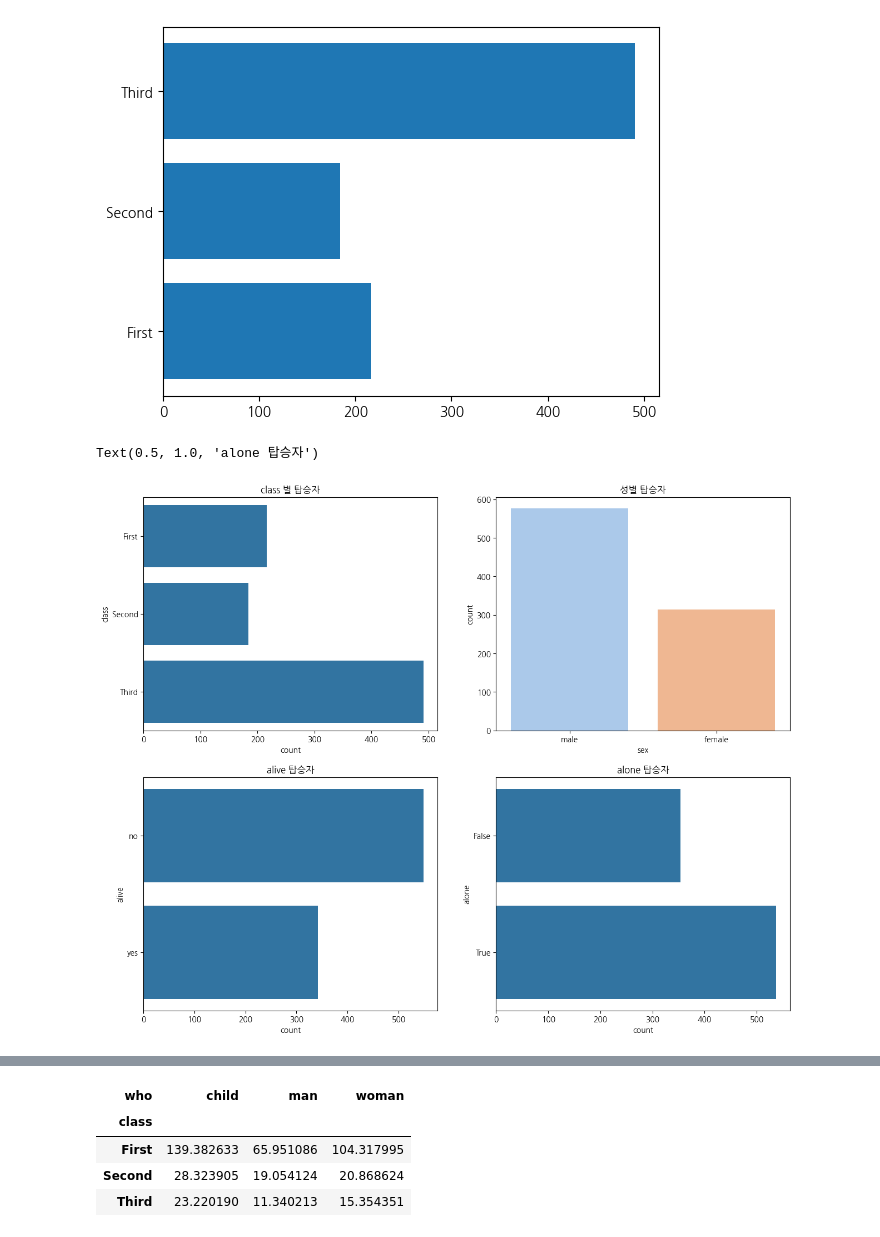
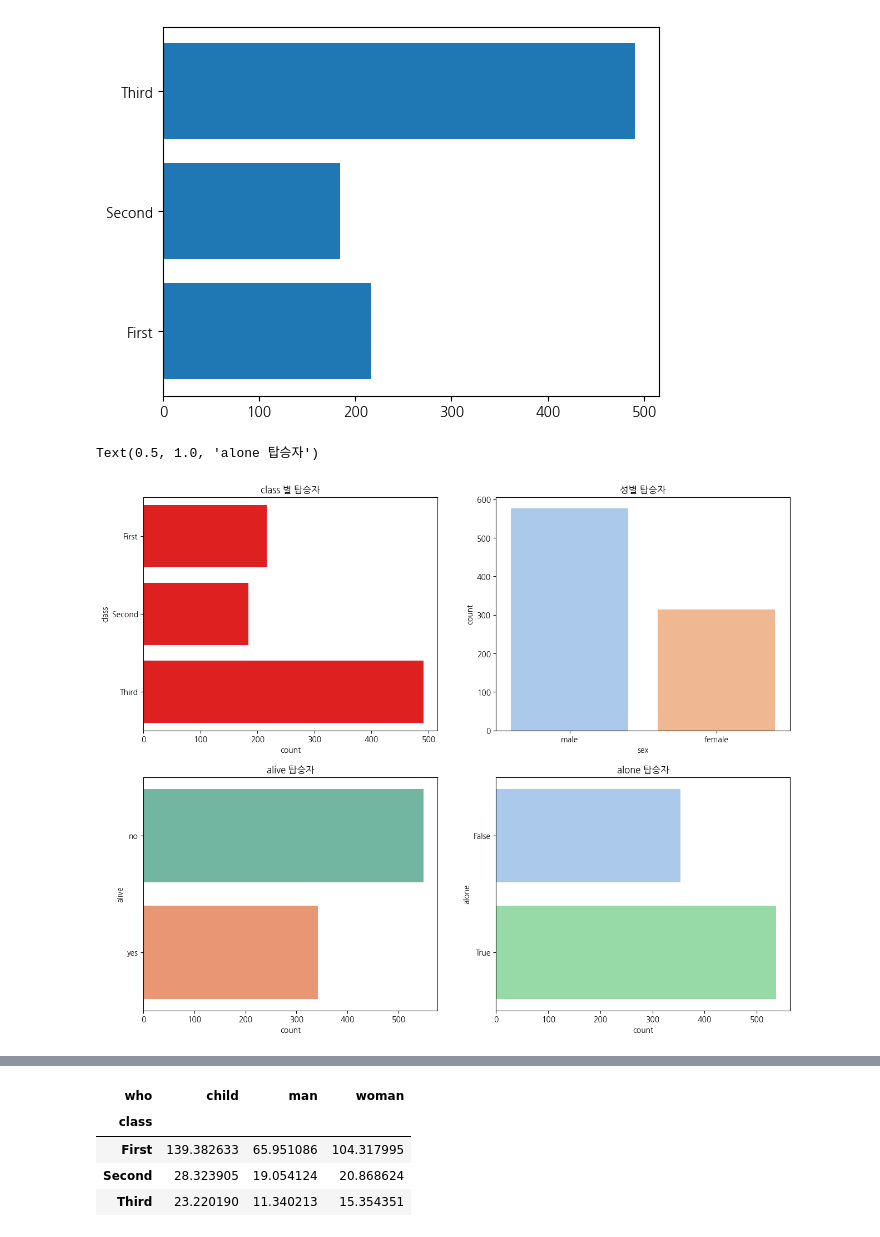
Before and after one commit to yhs02252/pandassource, a Jupyter notebook: 타이타닉.ipynb, the cells around one changed output, grey strips where cells are left out. Drawn from its saved outputs; the diff is of its cells as text; code cells hidden in the pictures.

```diff
--- a/타이타닉.ipynb
+++ b/타이타닉.ipynb
@@ -171,22 +233,22 @@ plt.barh(y=suv_count.index, width=suv_count.values)
 [figure]
 # %%
 fig, axes = plt.subplots(2,2, figsize=(15,12))
-sns.countplot(y="class", data=titanic_df, ax=axes[0,0])
+sns.countplot(y="class", data=titanic_df, ax=axes[0,0],color="red")
 axes[0,0].set_title("class 별 탑승자")
 
 # sns.countplot(x="class", data=titanic_df, ax=axes[0,1])
 
 sns.countplot(x="sex", data=titanic_df, ax=axes[0,1], palette="pastel")
 axes[0,1].set_title("성별 탑승자")
 
-sns.countplot(y="alive", data=titanic_df, ax=axes[1,0])
+sns.countplot(y="alive", data=titanic_df, ax=axes[1,0], palette="Set2")
 axes[1,0].set_title("alive 탑승자")
 
-sns.countplot(y="alone", data=titanic_df, ax=axes[1,1])
+sns.countplot(y="alone", data=titanic_df, ax=axes[1,1], palette="pastel6")
 axes[1,1].set_title("alone 탑승자")
 # %% [output]
 Text(0.5, 1.0, 'alone 탑승자')
-[figure, old version]
+[figure, new version]
 # %%
 # class를 기준으로 차트 생성
 
```
Also changed, not shown: parts of 9 cells of this notebook, 6 other files.
